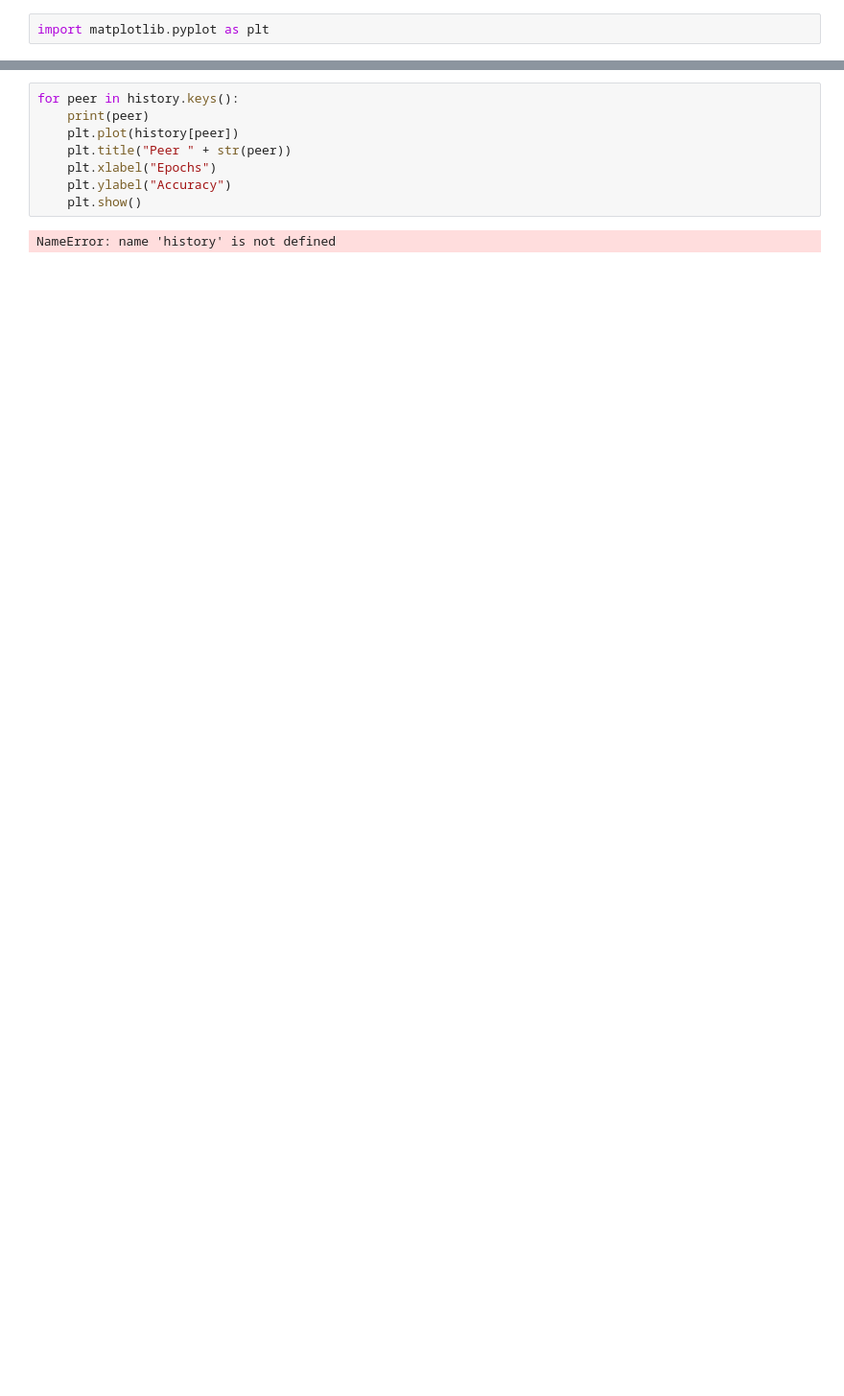
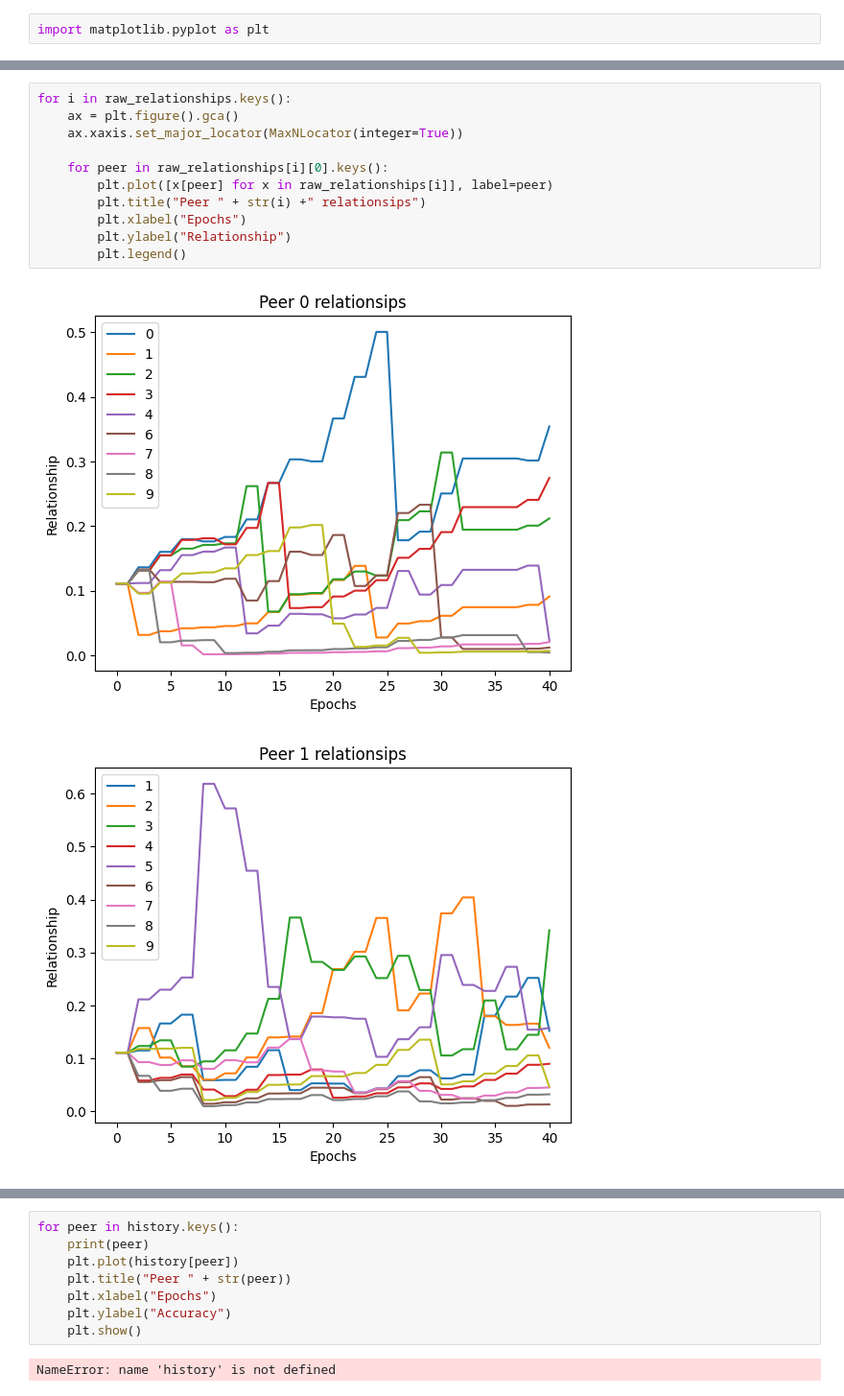
Before and after one commit to LucasTrg/bandit-benchmark, a Jupyter notebook: analyze_results.ipynb, the cells around one changed output, grey strips where cells are left out. Shown at 96% size. Saved outputs shown, nothing was run; the diff lists cells and outputs as text; blank space fills up the shorter version.

```diff
--- a/analyze_results.ipynb
+++ b/analyze_results.ipynb
@@ -75,0 +191,14 @@ for i in raw_history:
+# %%
+for i in raw_relationships.keys():
+    ax = plt.figure().gca()
+    ax.xaxis.set_major_locator(MaxNLocator(integer=True))
+
+    for peer in raw_relationships[i][0].keys():
+        plt.plot([x[peer] for x in raw_relationships[i]], label=peer)
+        plt.title("Peer " + str(i) +" relationsips")
+        plt.xlabel("Epochs")
+        plt.ylabel("Relationship")
+        plt.legend()
+# %% [output]
+[figure, added]
+[figure, added]
```
Also changed, not shown: parts of 16 cells of this notebook, 9 other files.
